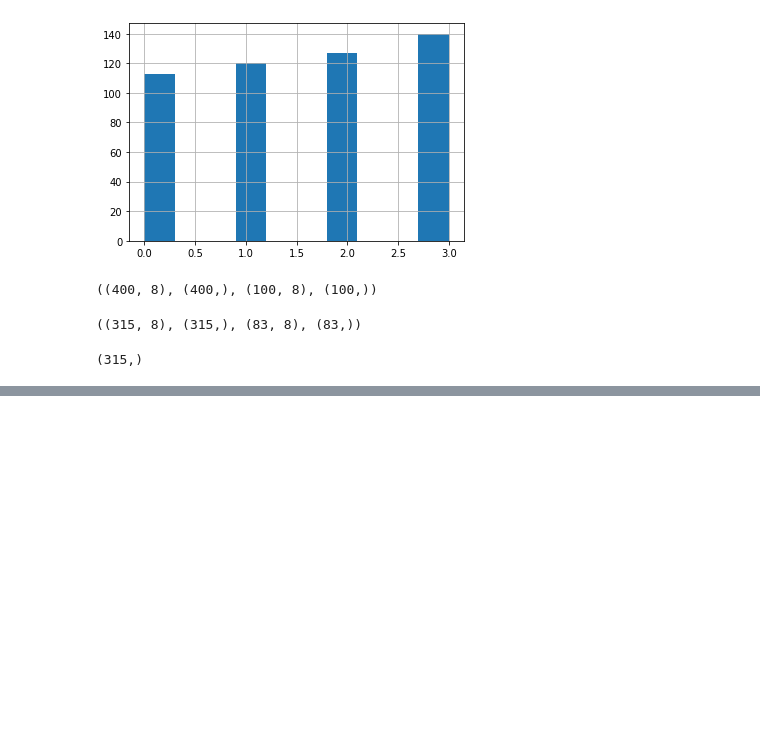
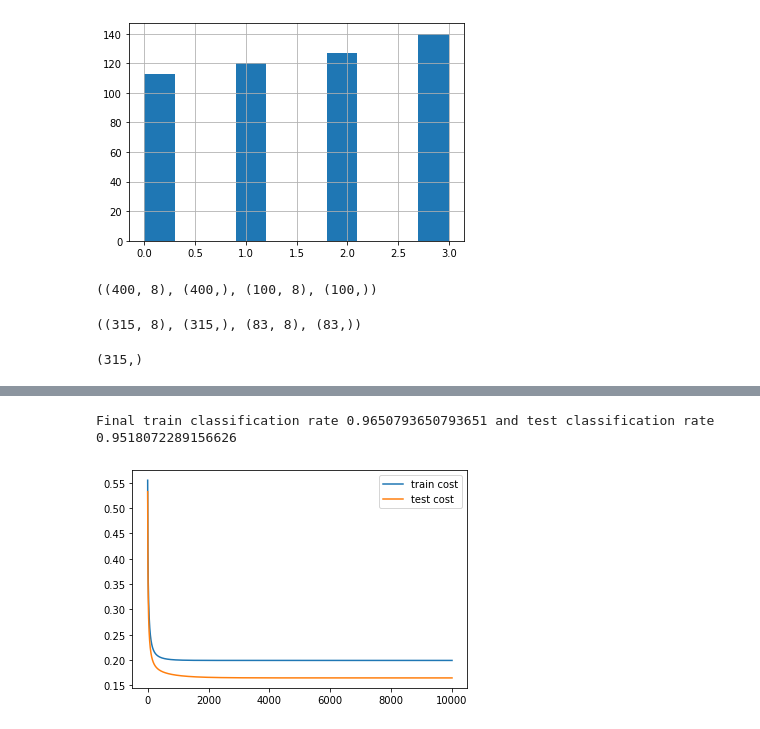
Before and after one commit to highcansavci/path-to-dl, a Jupyter notebook: ECommerceProject.ipynb, the cells around one changed output, grey strips where cells are left out. Cells and saved outputs as stored; diff of their text form; code cells hidden in the pictures; blank space fills up the shorter version.

```diff
--- a/ECommerceProject.ipynb
+++ b/ECommerceProject.ipynb
@@ -117,9 +118,28 @@ Score: 0.3619047619047619
-# %%
-def cross_entropy(T, Y):
-  E = 0
-  for i in range(log_reg.shape[0]):
-    if T[i] == 1:
-      E -= np.log(Y[i])
-    else:
-      E = np.lo(1 - Y[i])
-  return E
+# %%
+def cross_entropy(Y, pY):
+  return -np.mean(Y * np.log(pY) + (1 - Y) * np.log(1 - pY))
+# %%
+train_costs = []
+test_costs = []
+learning_rate = 0.001
+epochs = 10000
+
+for i in range(epochs):
+  pYtrain = forward(X2train, W, b)
+  pYtest = forward(X2test, W, b)
+
+  cost_train = cross_entropy(Y2train, pYtrain)
+  cost_test = cross_entropy(Y2test, pYtest)
+
+  train_costs.append(cost_train)
+  test_costs.append(cost_test)
+
+  acc_train = np.mean(Y2train == np.round(pYtrain))
+  acc_test = np.mean(Y2test == np.round(pYtest))
+
+  W -= learning_rate * X2train.T.dot(pYtrain - Y2train)
+  b -= learning_rate * (pYtrain - Y2train).sum()
+
+  if i % 1000 == 0:
+    print(f"{i} => {cost_train} train loss and {cost_test} test loss")
+    print(f"{i} => {acc_train} train rate and {acc_test} test rate")
@@ -125,0 +167,12 @@ def cross_entropy(T, Y):
+# %%
+acc_train = np.mean(Y2train == np.round(pYtrain))
+acc_test = np.mean(Y2test == np.round(pYtest))
+print(f"Final train classification rate {acc_train} and test classification rate {acc_test}")
+# %% [output]
+Final train classification rate 0.9650793650793651 and test classification rate 0.9518072289156626
+# %%
+plt.plot(train_costs, label="train cost")
+plt.plot(test_costs, label="test cost")
+plt.legend();
+# %% [output]
+[figure, added]
```
Also changed, not shown: parts of 5 cells of this notebook.
